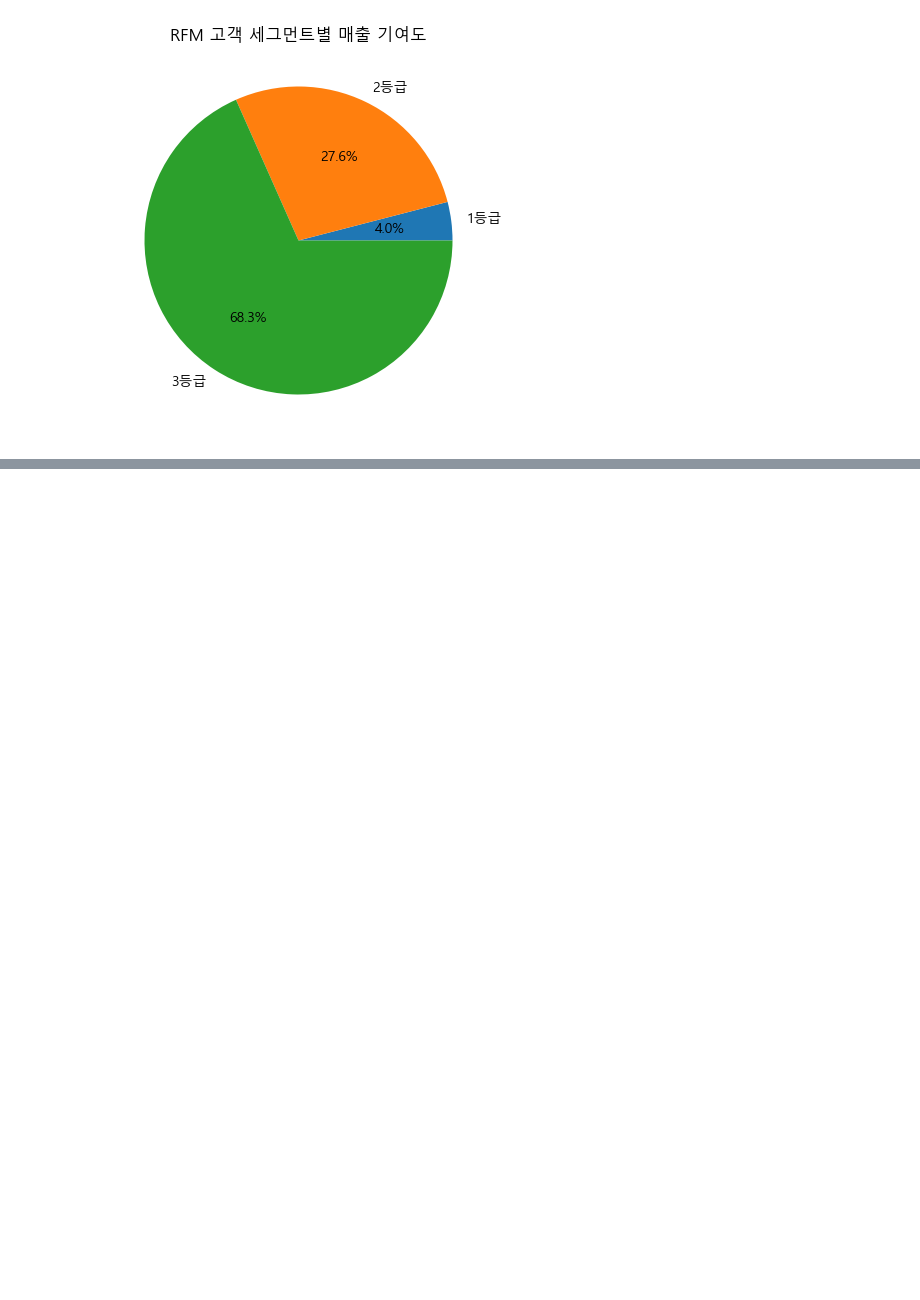
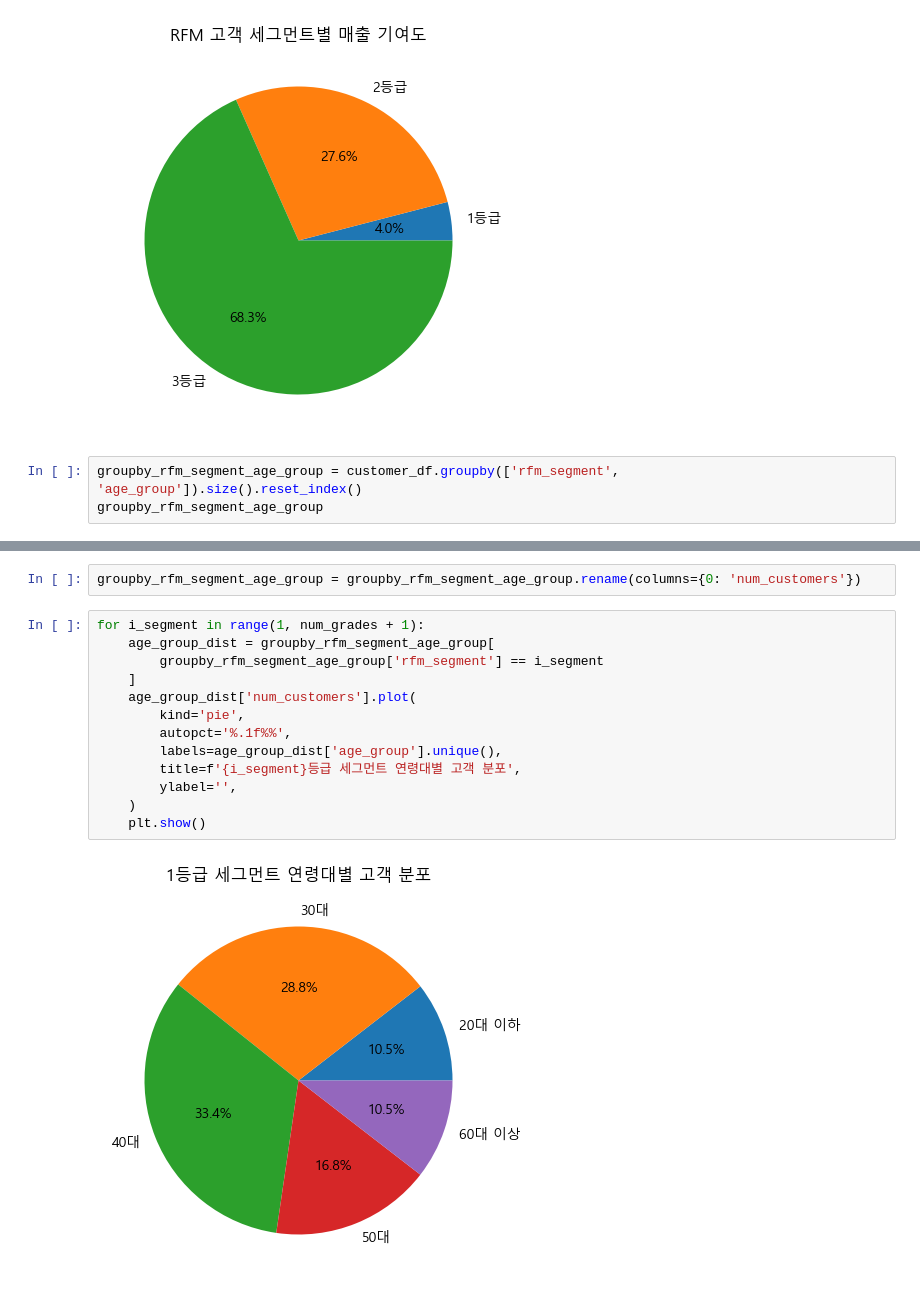
Before and after one commit to Crystal-0109/Codeit, a Jupyter notebook: SupermarketCustomerProject/SupermarketCustomer.ipynb, the cells around one changed output, grey strips where cells are left out. Cells and saved outputs as stored; diff of their text form; blank space fills up the shorter version.

```diff
--- a/SupermarketCustomerProject/SupermarketCustomer.ipynb
+++ b/SupermarketCustomerProject/SupermarketCustomer.ipynb
@@ -496,3 +496,6 @@ groupby_rfm_segment['amount_total'].plot(
 # %% [output]
 <Axes: title={'center': 'RFM 고객 세그먼트별 매출 기여도'}>
 [figure]
+# %%
+groupby_rfm_segment_age_group = customer_df.groupby(['rfm_segment', 'age_group']).size().reset_index()
+groupby_rfm_segment_age_group
@@ -498,0 +519,17 @@ groupby_rfm_segment['amount_total'].plot(
+# %%
+groupby_rfm_segment_age_group = groupby_rfm_segment_age_group.rename(columns={0: 'num_customers'})
+# %%
+for i_segment in range(1, num_grades + 1):
+    age_group_dist = groupby_rfm_segment_age_group[
+        groupby_rfm_segment_age_group['rfm_segment'] == i_segment
+    ]
+    age_group_dist['num_customers'].plot(
+        kind='pie',
+        autopct='%.1f%%',
+        labels=age_group_dist['age_group'].unique(),
+        title=f'{i_segment}등급 세그먼트 연령대별 고객 분포',
+        ylabel='',
+    )
+    plt.show()
+# %% [output]
+[figure, added]
```
Also changed, not shown: parts of 12 cells of this notebook.
